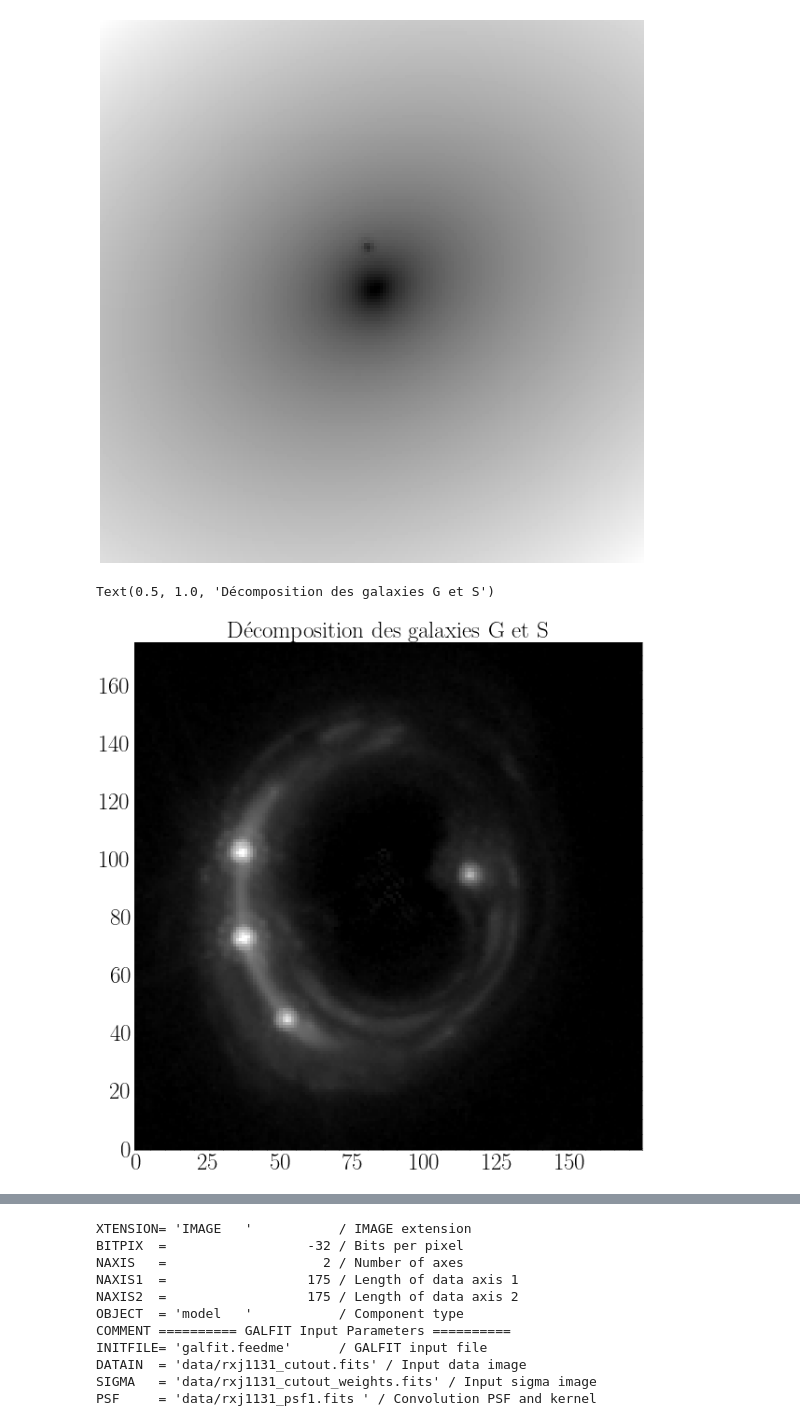
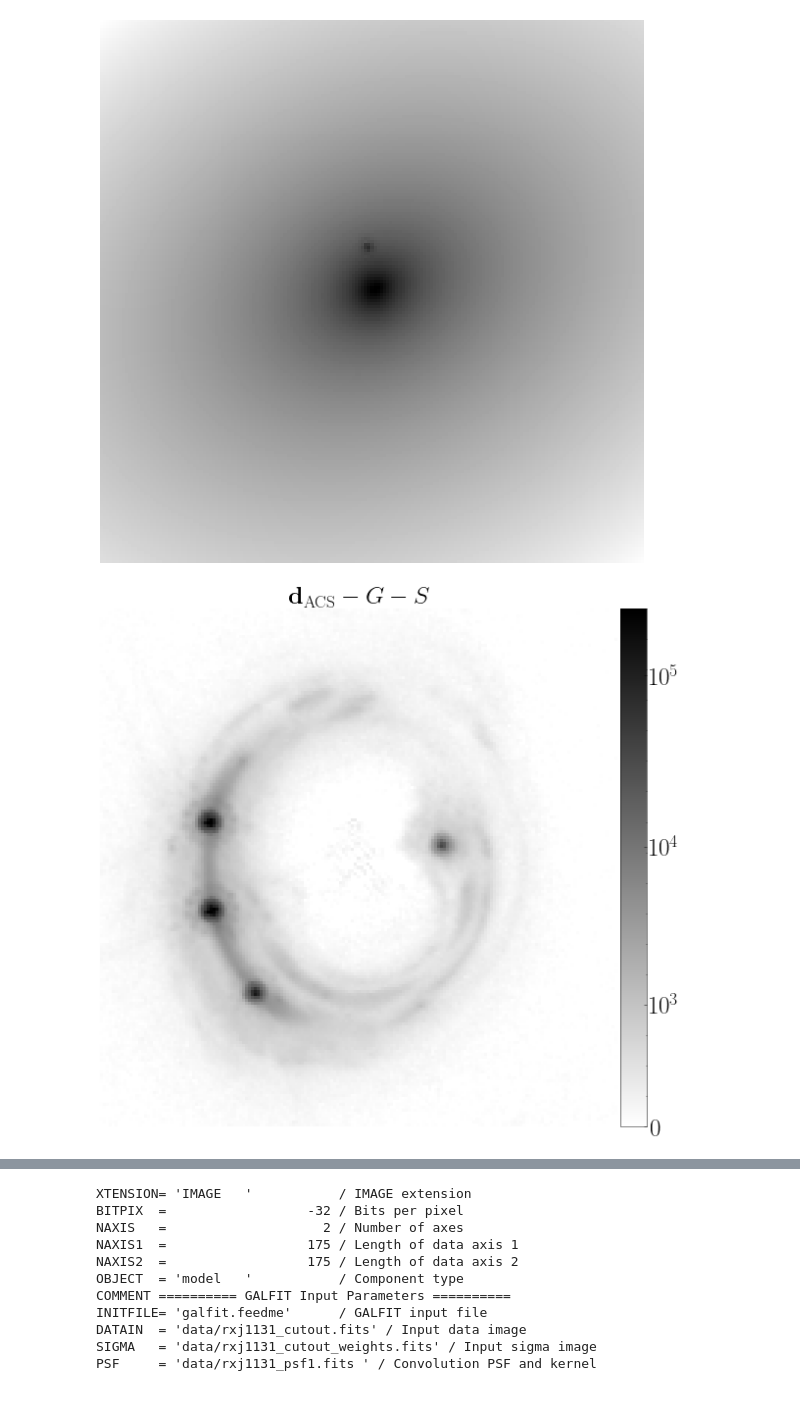
Before and after one commit to AlexandreAdam/rxj1131, a Jupyter notebook: notebooks/f814w_processing.ipynb, the cells around one changed output, grey strips where cells are left out. Drawn from its saved outputs; the diff is of its cells as text; code cells hidden in the pictures.

Commit message:
Almost finished report

```diff
--- a/notebooks/f814w_processing.ipynb
+++ b/notebooks/f814w_processing.ipynb
@@ -226,14 +246,21 @@ plt.axis("off")
 # %%
 # residual
 residual = block[3].data
 residual[residual < 0] = 0
-plt.figure(figsize=(10, 10))
+fig = plt.figure(figsize=(10, 10))
 # plt.subplot(projection=wcs_cutout)
-plt.imshow(residual, cmap="gray", norm=ImageNormalize(interval=ZScaleInterval(), stretch=LogStretch()), origin="lower")
-plt.title("Décomposition des galaxies G et S")
-# plt.axis("off")
+im = plt.imshow(residual, cmap="gray_r", norm=ImageNormalize(interval=ZScaleInterval(), stretch=LogStretch()), origin="lower")
+ax = plt.gca()
+plt.title(r"$\mathbf{d}_{\mathrm{ACS}} - G - S$")
+plt.axis("off")
+divider = make_axes_locatable(ax)
+cax = divider.append_axes('right', size='5%', pad=0.05)
+cbar = fig.colorbar(im, cax=cax, orientation='vertical', ticks=[0, 1000, 10000, 100000])
+cbar.ax.set_yticklabels(['0', '$10^3$', '$10^4$', '$10^5$'])
+# cbar.ax.get_yaxis().labelpad = 30
+# cbar.ax.set_ylabel("Compte d'électrons", rotation=270,)
 # plt.imshow(residual > 0)
 # plt.colorbar()
+plt.savefig("../latex/final_report/figures/after_galfit.png")
 # %% [output]
-Text(0.5, 1.0, 'Décomposition des galaxies G et S')
-[figure, old version]
+[figure, new version]
```
Also changed, not shown: parts of 8 cells of this notebook, 23 other files.
